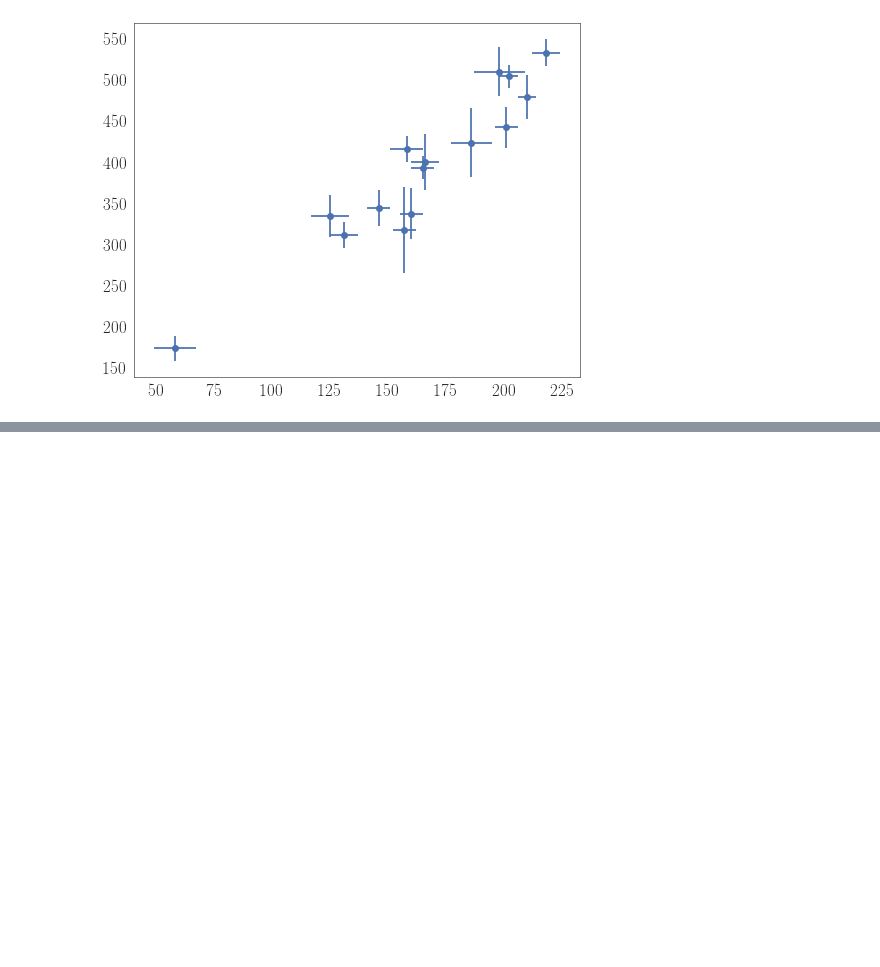
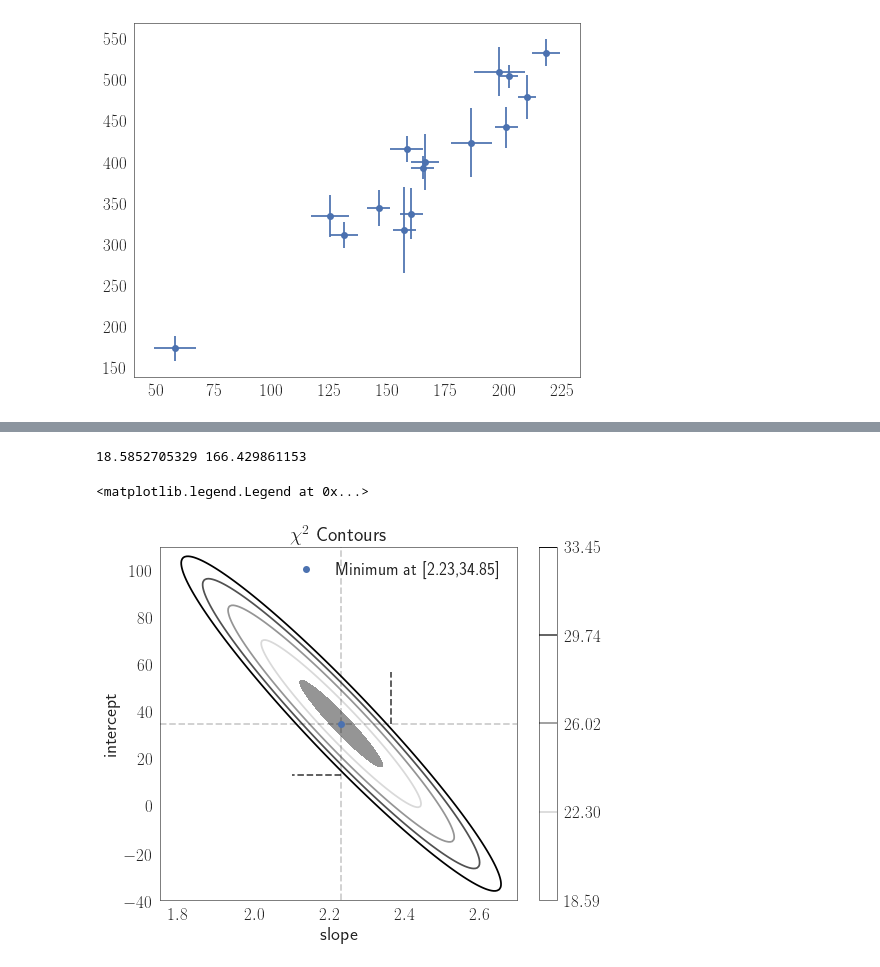
Before and after one commit to UOAPythonWorkshop/Astrostatistics-Workshop, a Jupyter notebook: Linear Regression.ipynb, the cells around one changed output, grey strips where cells are left out. Cells and saved outputs as stored; diff of their text form; code cells hidden in the pictures; blank space fills up the shorter version.

```diff
--- a/Linear Regression.ipynb
+++ b/Linear Regression.ipynb
@@ -82,0 +88,28 @@ plt.legend(loc='best')
+# %%
+N=200
+bb=np.linspace(-40,110,N)
+mm=np.linspace(1.75,2.7,N)
+LogL=np.zeros((len(bb),len(mm)))
+for i,b in enumerate(bb):
+    for j,m in enumerate(mm):
+        LogL[i,j]=np.sum((y-f(x,b,m))**2/sigma_y**2)
+print LogL.min(),LogL.mean()
+# %% [output]
+18.5852705329 166.429861153
+# %%
+ax=plt.subplot()
+c=ax.contour(LogL,np.linspace(LogL.min(),1.8*LogL.min(),5),extent=[mm.min(),mm.max(),bb.min(),bb.max()])
+c2=ax.contourf(LogL,[LogL.min(),LogL.min()+1],extent=[mm.min(),mm.max(),bb.min(),bb.max()],label='$\chi ^2+1$')
+ax.set_xlabel('slope')
+ax.set_ylabel('intercept')
+ax.vlines(Mcf[1],bb.min(),bb.max(),linestyles='--',alpha=0.2)
+ax.hlines(Mcf[0],mm.min(),mm.max(),linestyles='--',alpha=0.2)
+ax.vlines(Mcf[1]+dMcf[1],Mcf[0],Mcf[0]+dMcf[0],linestyles='--',alpha=0.7)#,label=r'Intercept $\sigma$')
+ax.hlines(Mcf[0]-dMcf[0],Mcf[1],Mcf[1]-dMcf[1],linestyles='--',alpha=0.7)#,label=r'Slope $\sigma$')
+ax.plot([Mcf[1]],[Mcf[0]],'o',label='Minimum at [{:.2f},{:.2f}]'.format(Mcf[1],Mcf[0]))
+ax.set_title('$\chi ^2$ Contours')
+plt.colorbar(c,ax=ax)
+ax.legend()
+# %% [output]
+<matplotlib.legend.Legend at 0x...>
+[figure, added]
```
Also changed, not shown: parts of 4 cells of this notebook.
